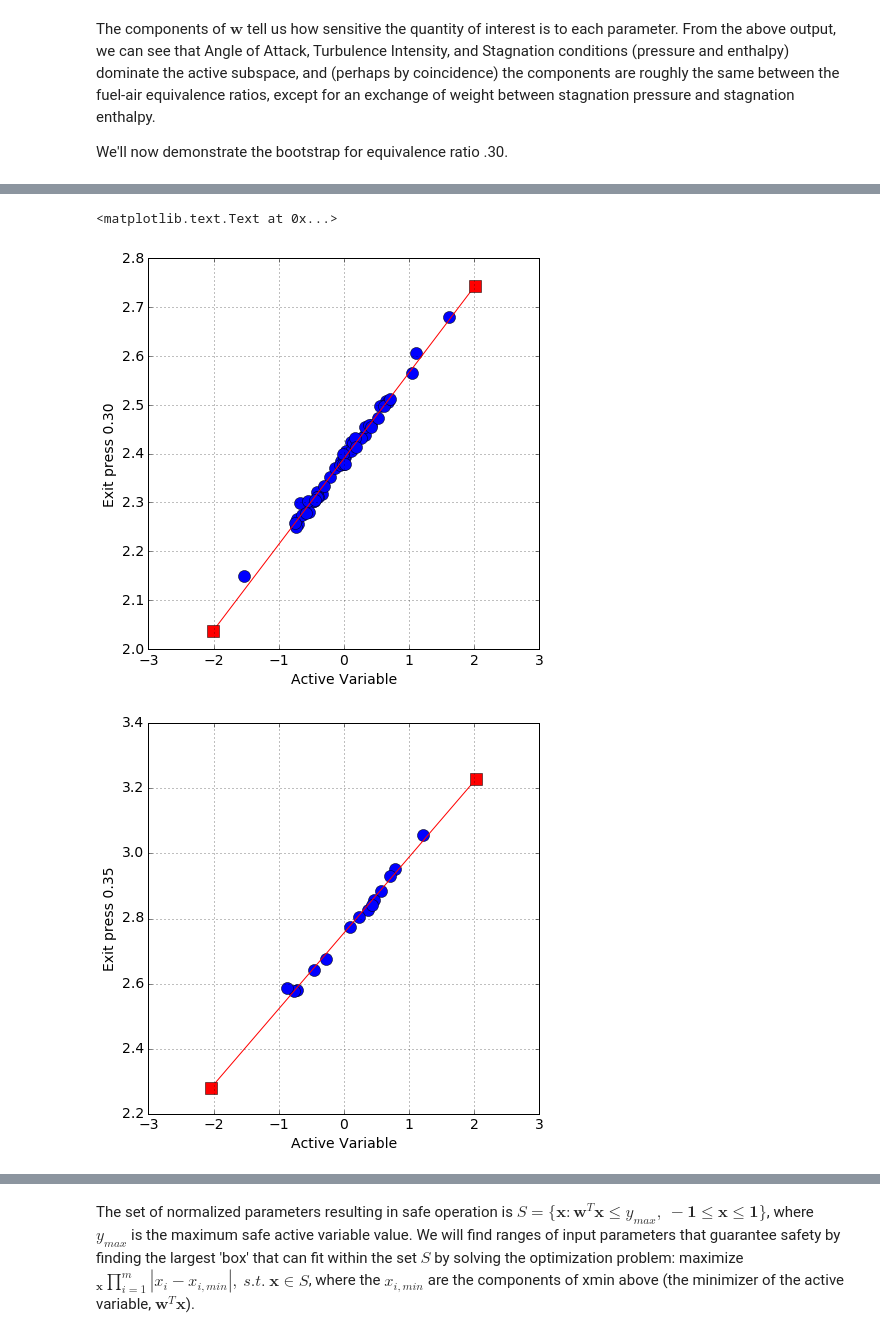
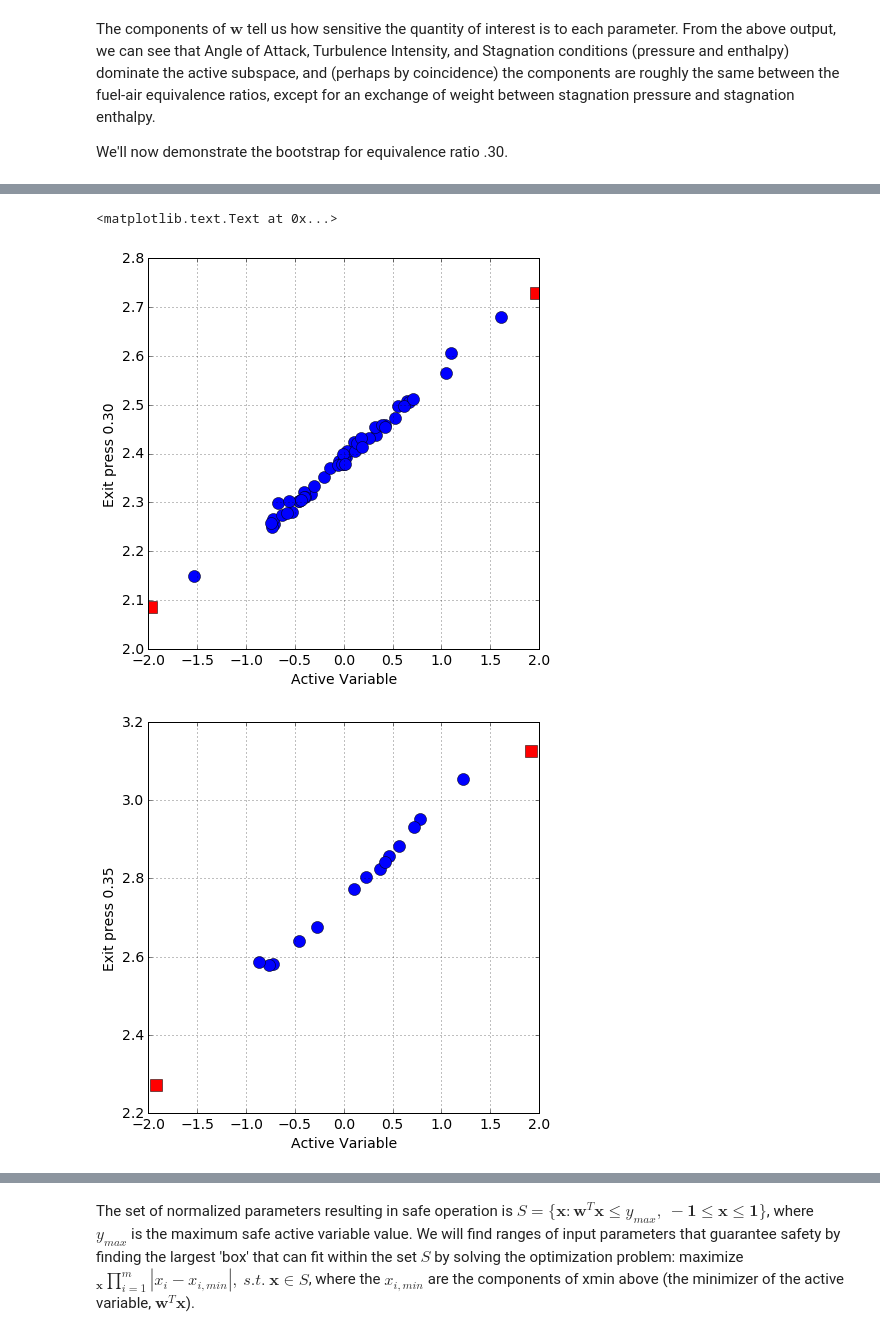
Before and after one commit to paulcon/as-data-sets, a Jupyter notebook: HyShotII/HyShotII.ipynb, the cells around one changed output, grey strips where cells are left out. Drawn from its saved outputs; the diff is of its cells as text; code cells hidden in the pictures.

```diff
--- a/HyShotII/HyShotII.ipynb
+++ b/HyShotII/HyShotII.ipynb
@@ -57,24 +80,26 @@ First we import the data and separate inputs (X) from outputs (F)
 # %%
 df = pn.DataFrame.from_csv('HyShotII35.txt')
 data = df.as_matrix()
-X = data[:,0:7]
+#The last 2 rows (for the extreme values) are already normalized
+X = data[:-2,0:7]
 F = data[:,7:9]
 labels = df.keys()
 in_labels = labels[:7]
 out_labels = labels[7:9]
 
 #The data for equivalence ratio .30 is already normalized
-df30 = pn.DataFrame.from_csv('HyShotII30.txt',header=None,index_col=None)
-data = df30.as_matrix()
-XX30 = data[:,0:7]
-F30 = data[:,7]
+df30 = pn.DataFrame.from_csv('HyShotII30.txt', header=None, index_col=None)
+data30 = df30.as_matrix()
+XX30 = data30[:,0:7]
+F30 = data30[:,7]
 # %% [markdown]
 Now we normalize each of the input parameters to the interval [-1, 1] and separate our outputs
 # %%
 #normalize the ratio = .35 data
-xl = np.array([2.6,0.1,122.5,1.6448e7,3.0551e6,0.6*0.05,0.6*0.145])
-xu = np.array([4.6,1.9,367.5,1.9012e7,3.4280e6,1.4*0.05,1.4*0.145])
-XX = ac.utils.misc.BoundedNormalizer(xl,xu).normalize(X)
+xl = np.array([2.6, 0.1, 122.5, 1.6448e7, 3.0551e6, 0.6*0.05, 0.6*0.145])
+xu = np.array([4.6, 1.9, 367.5, 1.9012e7, 3.4280e6, 1.4*0.05, 1.4*0.145])
+XX = ac.utils.misc.BoundedNormalizer(xl, xu).normalize(X)
+XX = np.vstack((XX, data[-2:,:7]))
 
 f30 = F30[:]
 out_label30 = out_labels[0]
@@ -188,13 +196,13 @@ fex35 = surface35.predict(yex35)[0]
 # %%
-#Plot data (blue dots) with predicted extrema (red squares)
-plt.figure(figsize=(7,7))
-plt.plot(y30,f30,'bo',yex30,fex30,'rs-',ms=12);plt.grid(True)
-plt.xlabel('Active Variable');plt.ylabel(out_label30)
-plt.figure(figsize=(7,7))
-plt.plot(y35,f35,'bo',yex35,fex35,'rs-',ms=12);plt.grid(True)
-plt.xlabel('Active Variable');plt.ylabel(out_label35)
+#Plot initial data (blue dots) and extrema (red squares)
+plt.figure(figsize=(7, 7))
+plt.plot(y30[:-2], f30[:-2], 'bo', y30[-2:], f30[-2:], 'rs', ms=12); plt.grid(True)
+plt.xlabel('Active Variable'); plt.ylabel(out_label30)
+plt.figure(figsize=(7, 7))
+plt.plot(y35[:-2], f35[:-2], 'bo', y35[-2:], f35[-2:], 'rs', ms=12); plt.grid(True)
+plt.xlabel('Active Variable'); plt.ylabel(out_label35)
 # %% [output]
 <matplotlib.text.Text at 0x...>
-[figure, old version]
+[figure, new version]
-[figure, old version]
+[figure, new version]
 # %% [markdown]
```
Also changed, not shown: parts of 18 cells of this notebook, 2 other files.
